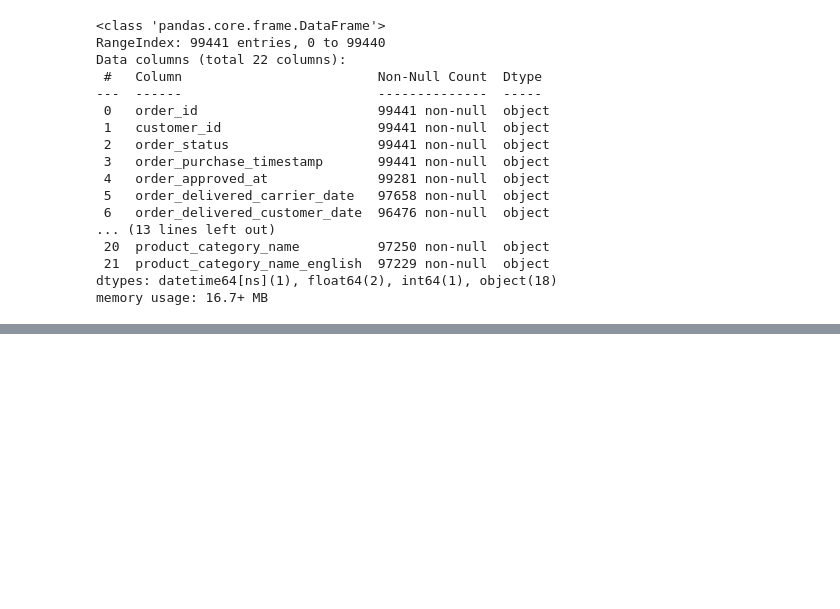
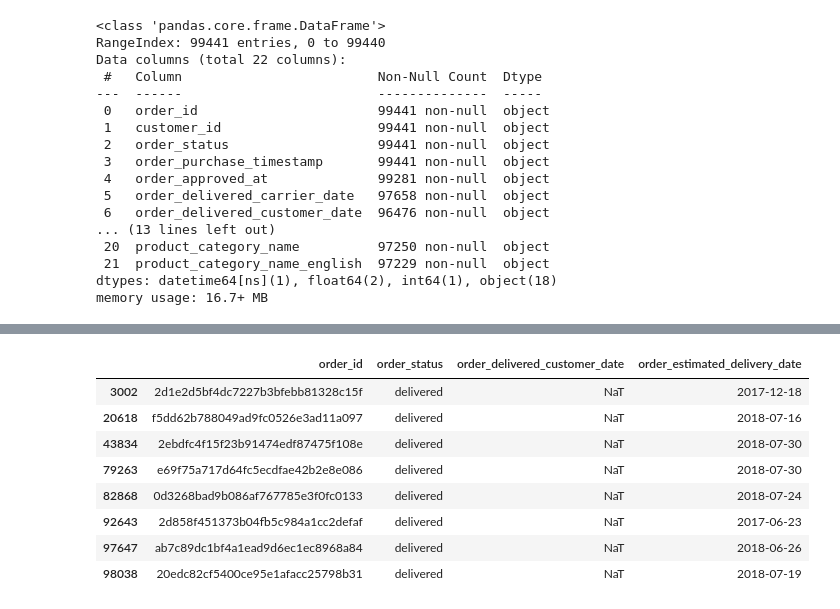
Before and after one commit to BBWorksB/AmaliTech-DEG-Project-based-challenges, a Jupyter notebook: data-engineering/Logistics-auditor/Amaliteh_DE_Logistic.ipynb, the cells around one changed output, grey strips where cells are left out. Drawn from its saved outputs; the diff is of its cells as text; code cells hidden in the pictures; blank space fills up the shorter version.

```diff
--- a/data-engineering/Logistics-auditor/Amaliteh_DE_Logistic.ipynb
+++ b/data-engineering/Logistics-auditor/Amaliteh_DE_Logistic.ipynb
@@ -297,0 +357,14 @@ product_category.head(1)
+# %%
+missing_delivery[['order_id', 'order_status',
+                         'order_delivered_customer_date',
+                         'order_estimated_delivery_date']]
+# %% [output]
+|  | order_id | order_status | order_delivered_customer_date | order_estimated_delivery_date |
+| 3002 | 2d1e2d5bf4dc7227b3bfebb81328c15f | delivered | NaT | 2017-12-18 |
+| 20618 | f5dd62b788049ad9fc0526e3ad11a097 | delivered | NaT | 2018-07-16 |
+| 43834 | 2ebdfc4f15f23b91474edf87475f108e | delivered | NaT | 2018-07-30 |
+| 79263 | e69f75a717d64fc5ecdfae42b2e8e086 | delivered | NaT | 2018-07-30 |
+| 82868 | 0d3268bad9b086af767785e3f0fc0133 | delivered | NaT | 2018-07-24 |
+| 92643 | 2d858f451373b04fb5c984a1cc2defaf | delivered | NaT | 2017-06-23 |
+| 97647 | ab7c89dc1bf4a1ead9d6ec1ec8968a84 | delivered | NaT | 2018-06-26 |
+| 98038 | 20edc82cf5400ce95e1afacc25798b31 | delivered | NaT | 2018-07-19 |
```
Also changed, not shown: parts of 26 cells of this notebook.
